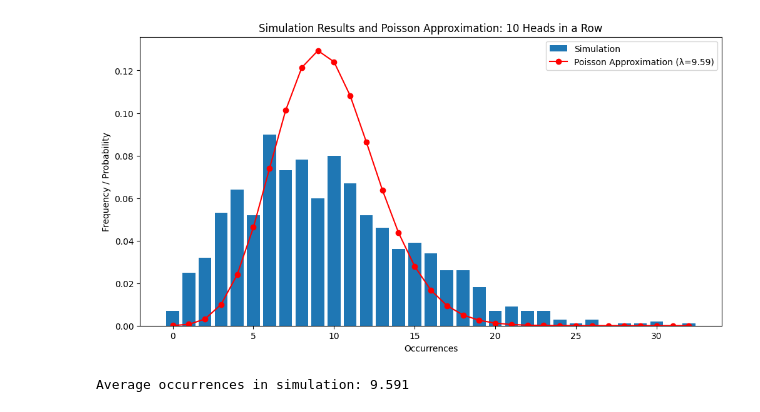
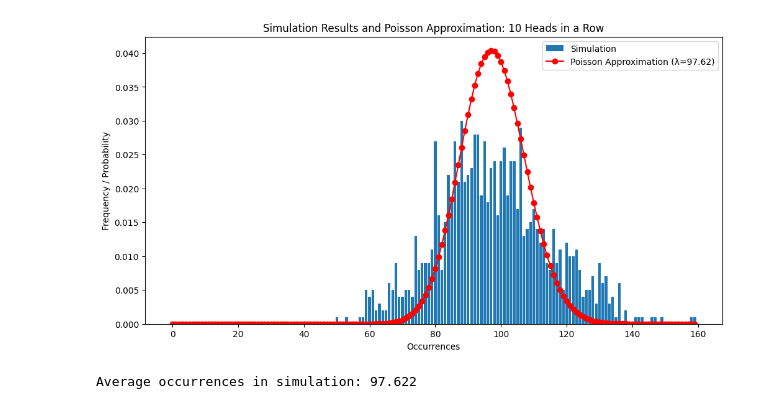
Before and after one commit to enigmatized/MFM5002, a Jupyter notebook: Project1/Game2.ipynb, the cells around one changed output. Drawn from its saved outputs; the diff is of its cells as text; code cells hidden in the pictures.

```diff
--- a/Project1/Game2.ipynb
+++ b/Project1/Game2.ipynb
@@ -21,33 +186,33 @@ def run_simulation(num_trials, num_flips):
 def poisson_approximation(occurrences):
     """Calculates the Poisson distribution approximation."""
     average_occurrences = np.mean(occurrences)
     max_occurrences = max(occurrences)
     poisson_probs = poisson.pmf(range(max_occurrences + 1), average_occurrences)
     return poisson_probs, average_occurrences, max_occurrences
 
 # Simulation parameters
 num_trials = 1000  # Number of simulation runs
-num_flips = 10000  # Number of coin flips per simulation
+num_flips = 100000  # Number of coin flips per simulation
 
 # Run the simulation
 occurrences = run_simulation(num_trials, num_flips)
 
 # Poisson approximation
 poisson_probs, average_occurrences, max_occurrences = poisson_approximation(occurrences)
 
 # Plotting
 plt.figure(figsize=(12, 6))
 
 # Histogram of simulation results with Poisson distribution overlay
 plt.hist(occurrences, bins=range(max(occurrences) + 2), align='left', rwidth=0.8, density=True, label="Simulation")
 plt.plot(range(max_occurrences + 1), poisson_probs, 'ro-', label=f"Poisson Approximation (λ={average_occurrences:.2f})")
 plt.title("Simulation Results and Poisson Approximation: 10 Heads in a Row")
 plt.xlabel("Occurrences")
 plt.ylabel("Frequency / Probability")
 plt.legend()
 plt.show()
 
 print(f"Average occurrences in simulation: {average_occurrences}")
 # %% [output]
-[figure, old version]
+[figure, new version]
-Average occurrences in simulation: 9.591
+Average occurrences in simulation: 97.622
```
Also changed, not shown: parts of 3 cells of this notebook, 3 other files.
